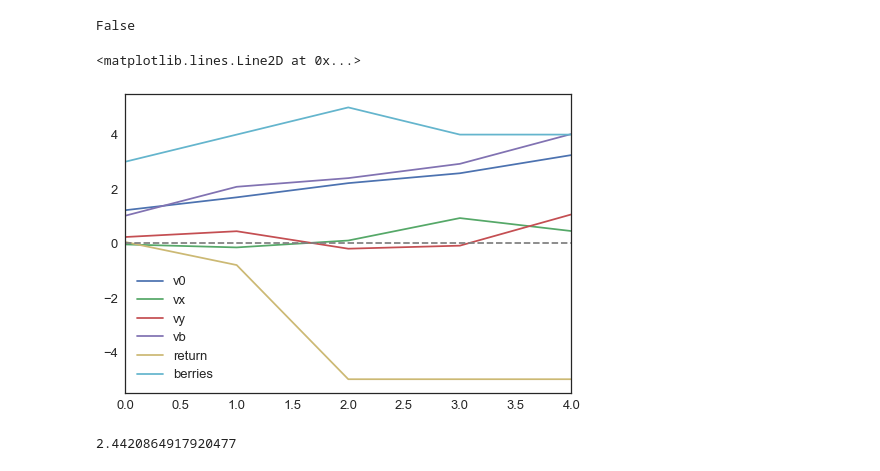
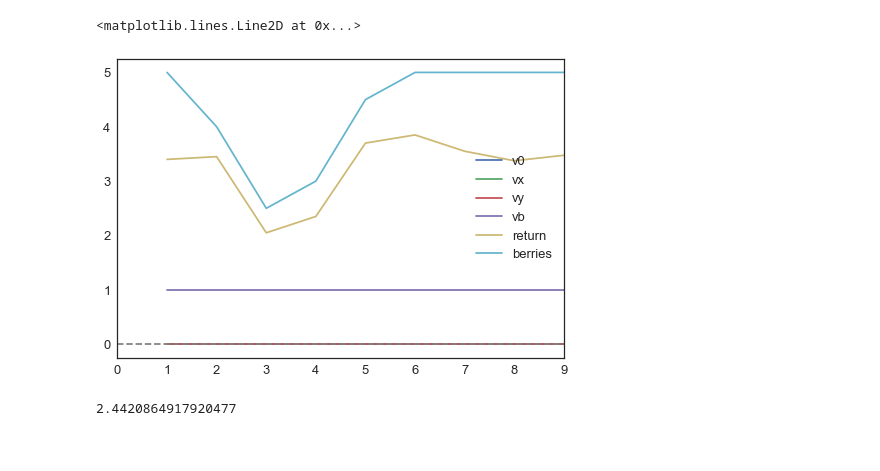
Before and after one commit to fredcallaway/gymrats, a Jupyter notebook: scratch.ipynb, the cells around one changed output. Drawn from its saved outputs; the diff is of its cells as text; code cells hidden in the pictures.

Commit message:
parameterize noise

```diff
--- a/scratch.ipynb
+++ b/scratch.ipynb
@@ -49,10 +59,14 @@ sns.heatmap(Q.model.theta)
 # %%
-N_EP = 100
+N_EP = 10
+from agents import *
 from envs import ForageWorld
-from agents import SearchAgent
 env = ForageWorld(8, 5, .05)
-agent = SearchAgent(env)
-env.render()
+agent = Agent()
+agent.register(env)
+# V = TDLambdaV()
+V = FixedV([0,0,0,1])
+agent.register(V)
+agent.register(SearchPolicy(V, noise=0))
+# agent.register(RandomPolicy())
 trace = agent.run_many(N_EP, max_steps=100)
-# print(agent.run_episode()['return'])
 # %% [output]
@@ -60,12 +91,0 @@ TypeError: __init__() takes 1 positional argument but 2 were given
-# %%
-N_EP = 5
-from agents import*
-from envs import ForageWorld
-env = ForageWorld(8, 5, .05)
-agent = Agent()
-agent.register(env)
-V = LinearV()
-agent.register(V)
-agent.register(SearchPolicy(V))
-# agent.register(RandomPolicy())
-trace = agent.run_many(N_EP, max_steps=100)
@@ -91,26 +92,21 @@ trace = agent.run_many(N_EP, max_steps=100)
-# %%
-agent.ep_trace.keys()
-agent.ep_trace['finished']
-# %% [output]
-False
 # %%
 # N_EP = 50
 # trace = agent.run_many(N_EP, max_steps=100)
-roll = 1
+roll = 2
 
 df = pd.DataFrame(trace)
 cols = ['v0', 'vx', 'vy', 'vb']
 # cols.extend(['vxy', 'vxb', 'vyb'])
 tdf = pd.DataFrame(list(df.theta_v), columns=cols).clip(-10, 100)
 df = df.join(tdf).drop('theta_v', axis=1)
 # sns.factorplot('berries', 'return', data=df)
 # df['return'].rolling(roll).mean().plot()
 # sns.lmplot('i_episode', 'vb', data=df)
 df[cols + ['return', 'berries']].rolling(roll).mean().plot()
 plt.axhline(0, ls='--', c='gray')
 # %% [output]
 <matplotlib.lines.Line2D at 0x...>
-[figure, old version]
+[figure, new version]
 # %%
 # %% [output]
 2.4420864917920477
```
Also changed, not shown: parts of 5 cells of this notebook, 1 other file.
